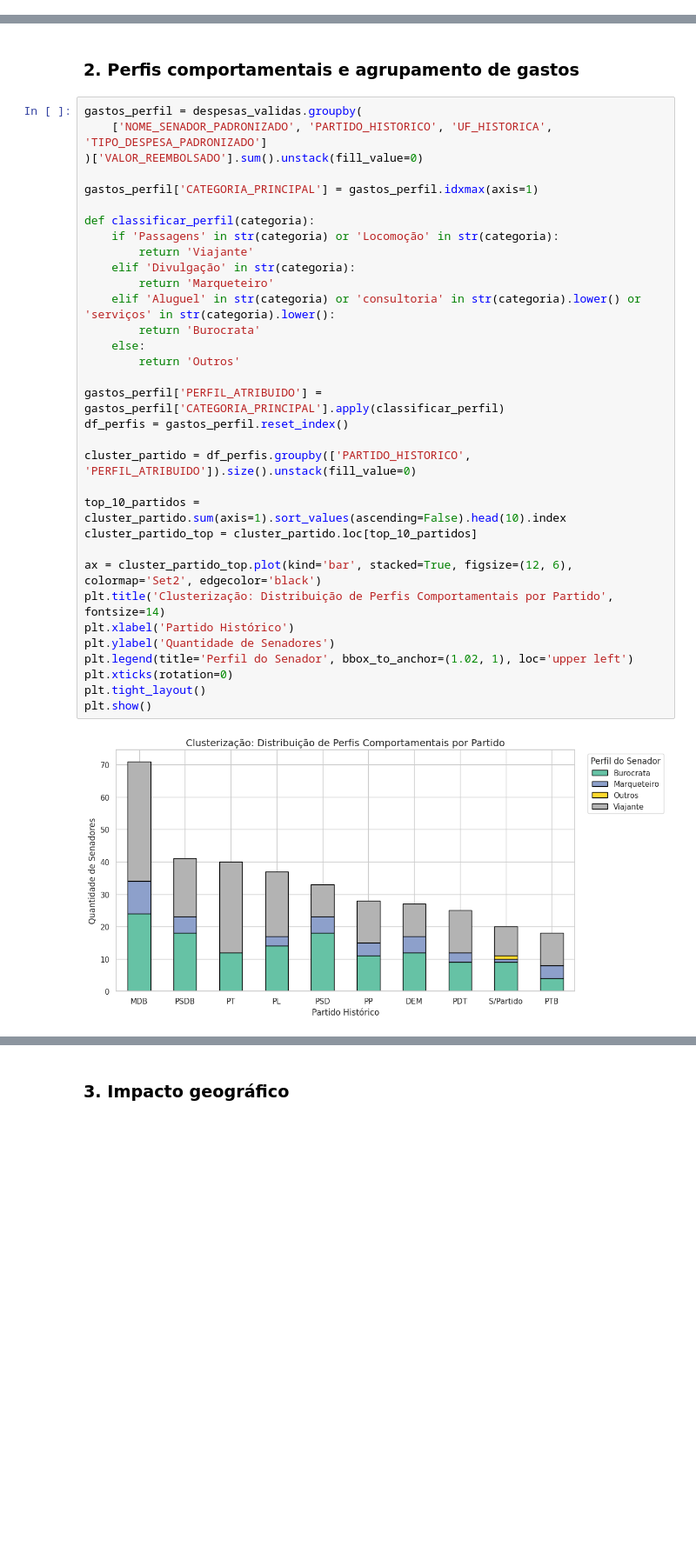
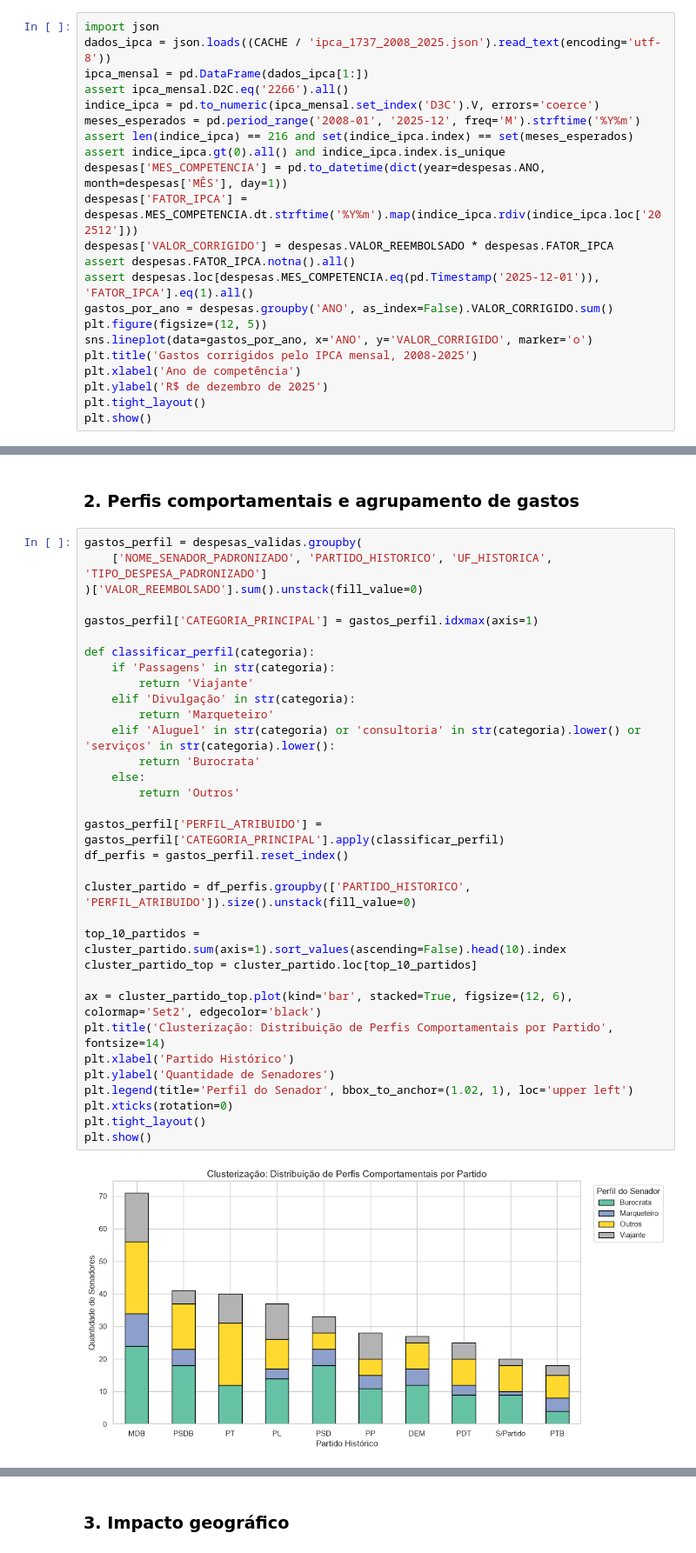
Before and after one commit to rafaalathais/analise-gasto-parlamentar, a Jupyter notebook: notebook_gasto_parlamentar.ipynb, the cells around one changed output, grey strips where cells are left out. Shown at 87% size. Cells and saved outputs as stored; diff of their text form; blank space fills up the shorter version.

```diff
--- a/notebook_gasto_parlamentar.ipynb
+++ b/notebook_gasto_parlamentar.ipynb
@@ -767,0 +730,22 @@ A elevação expressiva dos gastos entre 2010 e 2011 pode estar relacionada a um
+# %%
+import json
+dados_ipca = json.loads((CACHE / 'ipca_1737_2008_2025.json').read_text(encoding='utf-8'))
+ipca_mensal = pd.DataFrame(dados_ipca[1:])
+assert ipca_mensal.D2C.eq('2266').all()
+indice_ipca = pd.to_numeric(ipca_mensal.set_index('D3C').V, errors='coerce')
+meses_esperados = pd.period_range('2008-01', '2025-12', freq='M').strftime('%Y%m')
+assert len(indice_ipca) == 216 and set(indice_ipca.index) == set(meses_esperados)
+assert indice_ipca.gt(0).all() and indice_ipca.index.is_unique
+despesas['MES_COMPETENCIA'] = pd.to_datetime(dict(year=despesas.ANO, month=despesas['MÊS'], day=1))
+despesas['FATOR_IPCA'] = despesas.MES_COMPETENCIA.dt.strftime('%Y%m').map(indice_ipca.rdiv(indice_ipca.loc['202512']))
+despesas['VALOR_CORRIGIDO'] = despesas.VALOR_REEMBOLSADO * despesas.FATOR_IPCA
+assert despesas.FATOR_IPCA.notna().all()
+assert despesas.loc[despesas.MES_COMPETENCIA.eq(pd.Timestamp('2025-12-01')), 'FATOR_IPCA'].eq(1).all()
+gastos_por_ano = despesas.groupby('ANO', as_index=False).VALOR_CORRIGIDO.sum()
+plt.figure(figsize=(12, 5))
+sns.lineplot(data=gastos_por_ano, x='ANO', y='VALOR_CORRIGIDO', marker='o')
+plt.title('Gastos corrigidos pelo IPCA mensal, 2008-2025')
+plt.xlabel('Ano de competência')
+plt.ylabel('R$ de dezembro de 2025')
+plt.tight_layout()
+plt.show()
@@ -1074,35 +1062,35 @@ gastos_perfil = despesas_validas.groupby(
 )['VALOR_REEMBOLSADO'].sum().unstack(fill_value=0)
 
 gastos_perfil['CATEGORIA_PRINCIPAL'] = gastos_perfil.idxmax(axis=1)
 
 def classificar_perfil(categoria):
-    if 'Passagens' in str(categoria) or 'Locomoção' in str(categoria):
+    if 'Passagens' in str(categoria):
         return 'Viajante'
     elif 'Divulgação' in str(categoria):
         return 'Marqueteiro'
     elif 'Aluguel' in str(categoria) or 'consultoria' in str(categoria).lower() or 'serviços' in str(categoria).lower():
         return 'Burocrata'
     else:
         return 'Outros'
 
 gastos_perfil['PERFIL_ATRIBUIDO'] = gastos_perfil['CATEGORIA_PRINCIPAL'].apply(classificar_perfil)
 df_perfis = gastos_perfil.reset_index()
 
 cluster_partido = df_perfis.groupby(['PARTIDO_HISTORICO', 'PERFIL_ATRIBUIDO']).size().unstack(fill_value=0)
 
 top_10_partidos = cluster_partido.sum(axis=1).sort_values(ascending=False).head(10).index
 cluster_partido_top = cluster_partido.loc[top_10_partidos]
 
 ax = cluster_partido_top.plot(kind='bar', stacked=True, figsize=(12, 6), colormap='Set2', edgecolor='black')
 plt.title('Clusterização: Distribuição de Perfis Comportamentais por Partido', fontsize=14)
 plt.xlabel('Partido Histórico')
 plt.ylabel('Quantidade de Senadores')
 plt.legend(title='Perfil do Senador', bbox_to_anchor=(1.02, 1), loc='upper left')
 plt.xticks(rotation=0)
 plt.tight_layout()
 plt.show()
 # %% [output]
-[figure, old version]
+[figure, new version]
 # %%
 perfil_por_uf = df_perfis.groupby(['UF_HISTORICA', 'PERFIL_ATRIBUIDO']).size().unstack(fill_value=0)
 top_ufs_viajantes = perfil_por_uf.sort_values('Viajante', ascending=False)
```
Also changed, not shown: parts of 94 cells of this notebook.
